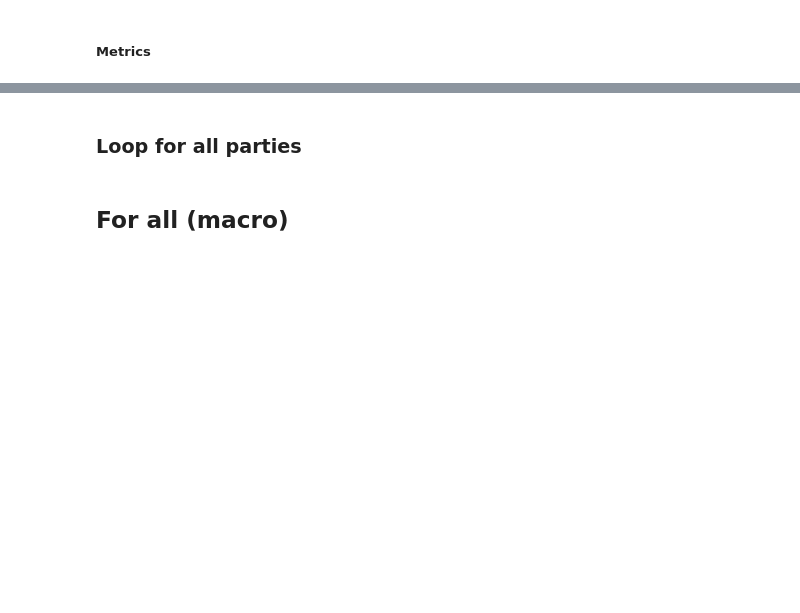
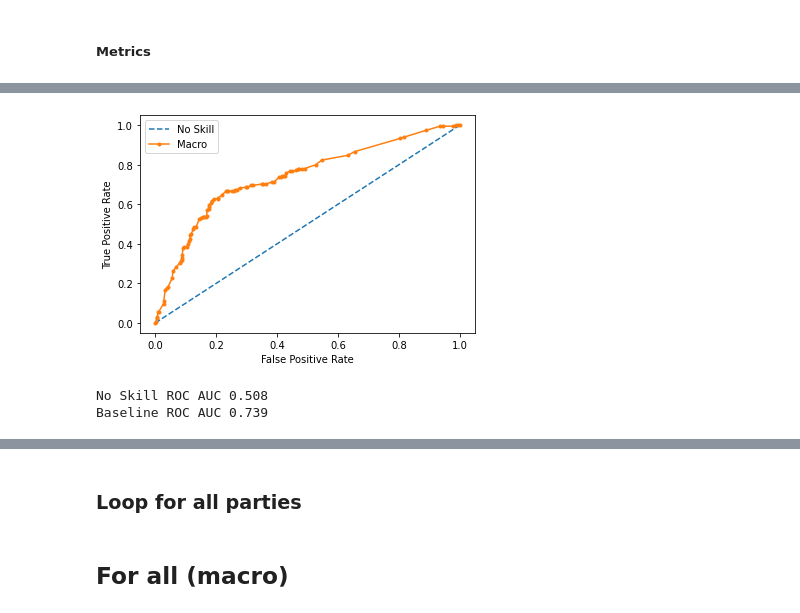
Before and after one commit to jonahank/Vote-Prediction-Model, a Jupyter notebook: vote_predictor/BL/baseline_flow.ipynb, the cells around one changed output, grey strips where cells are left out. Drawn from its saved outputs; the diff is of its cells as text; code cells hidden in the pictures; blank space fills up the shorter version.

Commit message:
macro flow (0.3)

```diff
--- a/vote_predictor/BL/baseline_flow.ipynb
+++ b/vote_predictor/BL/baseline_flow.ipynb
@@ -157,34 +162,38 @@ testy = tokenized_datasets["test"]["labels"]
 model = DummyClassifier(strategy='stratified')
 model.fit(tokenized_datasets["train"], tokenized_datasets["train"]["labels"])
 yhat = model.predict_proba(tokenized_datasets["test"])
 pos_probs = yhat[:, 1]
 roc_auc_noskill = roc_auc_score(testy, pos_probs)
 
 pyplot.plot([0, 1], [0, 1], linestyle='--', label='No Skill')
 
 # plot the skill curve
 # retrieve just the probabilities for the positive class
 pos_probs = weight_against
 # calculate roc curve for model
 fpr, tpr, _ = roc_curve(testy, pos_probs)
 
 # plot model roc curve
-pyplot.plot(fpr, tpr, marker='.', label=f'Baseline-{party}')
+pyplot.plot(fpr, tpr, marker='.', label=f'Macro')
 
 # axis labels
 pyplot.xlabel('False Positive Rate')
 pyplot.ylabel('True Positive Rate')
 
 # show the legend
 pyplot.legend()
 
 # show the plot
 pyplot.show()
 
 
 roc_auc = roc_auc_score(testy, pos_probs)
 print('No Skill ROC AUC %.3f' % roc_auc_noskill)
 print('Baseline ROC AUC %.3f' % roc_auc)
+# %% [output]
+[figure, added]
+No Skill ROC AUC 0.508
+Baseline ROC AUC 0.739
 # %%
 ## PR Curve
 from sklearn.metrics import precision_recall_curve
```
Also changed, not shown: parts of 3 cells of this notebook.
